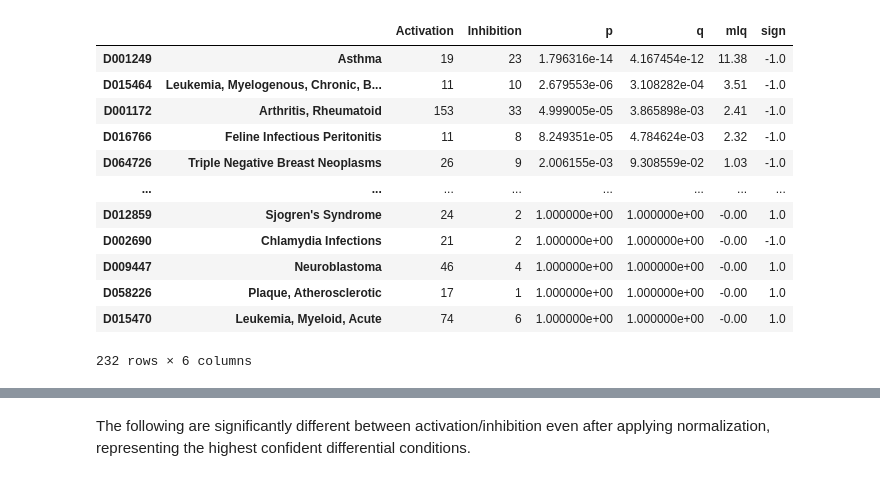
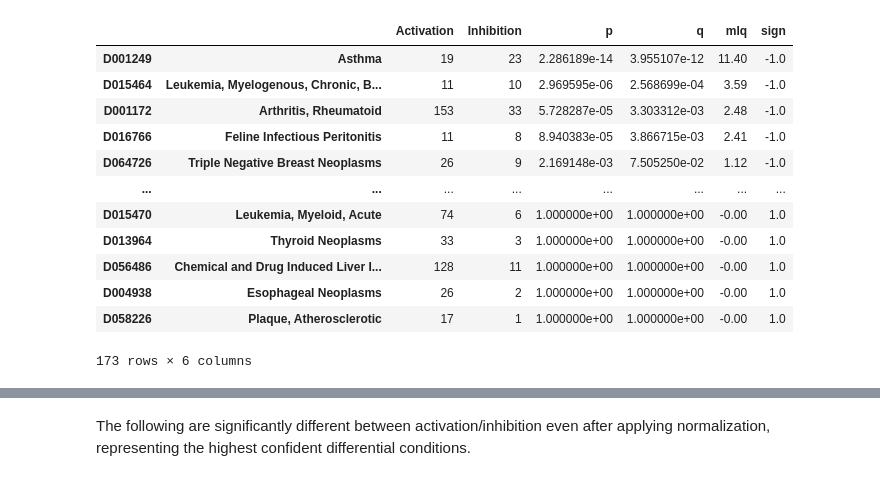
Before and after one commit to gyorilab/indra_cogex, a Jupyter notebook: notebooks/TNF Context Analysis.ipynb, the cells around one changed output, grey strips where cells are left out. Cells and saved outputs as stored; diff of their text form; code cells hidden in the pictures.

```diff
--- a/notebooks/TNF Context Analysis.ipynb
+++ b/notebooks/TNF Context Analysis.ipynb
@@ -143,9 +190,5 @@ for stmt_hash, stmt_type, evidence, annotations in res:
 # %%
-# 1. aggregate evidences in each publication by total count
-# 2. aggregate publications in each mesh annotation by sum of total counts
-# 3. apply cutoff for minimum number of annotations
-# 4. apply binomial test
-# 5. calculate FDR
-raw_count_df = get_raw_counts_df(dd, "Activation", "Inhibition", minimum=10)
+raw_count_df = get_raw_counts_df(dd, "Activation", "Inhibition", minimum=15)
+raw_count_df.to_csv("tnf_apoptosis_raw.tsv", sep='\t')
 raw_count_df
 # %% [output]
@@ -153,13 +196,13 @@ INFO: [2023-01-13 16:04:09] indra_cogex.analyses.context_specificity_analysis -
 |  |  | Activation | Inhibition | p | q | mlq | sign |
-| D001249 | Asthma | 19 | 23 | 1.796316e-14 | 4.167454e-12 | 11.38 | -1.0 |
-| D015464 | Leukemia, Myelogenous, Chronic, B... | 11 | 10 | 2.679553e-06 | 3.108282e-04 | 3.51 | -1.0 |
-| D001172 | Arthritis, Rheumatoid | 153 | 33 | 4.999005e-05 | 3.865898e-03 | 2.41 | -1.0 |
-| D016766 | Feline Infectious Peritonitis | 11 | 8 | 8.249351e-05 | 4.784624e-03 | 2.32 | -1.0 |
-| D064726 | Triple Negative Breast Neoplasms | 26 | 9 | 2.006155e-03 | 9.308559e-02 | 1.03 | -1.0 |
+| D001249 | Asthma | 19 | 23 | 2.286189e-14 | 3.955107e-12 | 11.40 | -1.0 |
+| D015464 | Leukemia, Myelogenous, Chronic, B... | 11 | 10 | 2.969595e-06 | 2.568699e-04 | 3.59 | -1.0 |
+| D001172 | Arthritis, Rheumatoid | 153 | 33 | 5.728287e-05 | 3.303312e-03 | 2.48 | -1.0 |
+| D016766 | Feline Infectious Peritonitis | 11 | 8 | 8.940383e-05 | 3.866715e-03 | 2.41 | -1.0 |
+| D064726 | Triple Negative Breast Neoplasms | 26 | 9 | 2.169148e-03 | 7.505250e-02 | 1.12 | -1.0 |
 | ... | ... | ... | ... | ... | ... | ... | ... |
-| D012859 | Sjogren's Syndrome | 24 | 2 | 1.000000e+00 | 1.000000e+00 | -0.00 | 1.0 |
-| D002690 | Chlamydia Infections | 21 | 2 | 1.000000e+00 | 1.000000e+00 | -0.00 | -1.0 |
-| D009447 | Neuroblastoma | 46 | 4 | 1.000000e+00 | 1.000000e+00 | -0.00 | 1.0 |
+| D015470 | Leukemia, Myeloid, Acute | 74 | 6 | 1.000000e+00 | 1.000000e+00 | -0.00 | 1.0 |
+| D013964 | Thyroid Neoplasms | 33 | 3 | 1.000000e+00 | 1.000000e+00 | -0.00 | 1.0 |
+| D056486 | Chemical and Drug Induced Liver I... | 128 | 11 | 1.000000e+00 | 1.000000e+00 | -0.00 | 1.0 |
+| D004938 | Esophageal Neoplasms | 26 | 2 | 1.000000e+00 | 1.000000e+00 | -0.00 | 1.0 |
 | D058226 | Plaque, Atherosclerotic | 17 | 1 | 1.000000e+00 | 1.000000e+00 | -0.00 | 1.0 |
-| D015470 | Leukemia, Myeloid, Acute | 74 | 6 | 1.000000e+00 | 1.000000e+00 | -0.00 | 1.0 |
-232 rows × 6 columns
+173 rows × 6 columns
```
Also changed, not shown: parts of 26 cells of this notebook.
